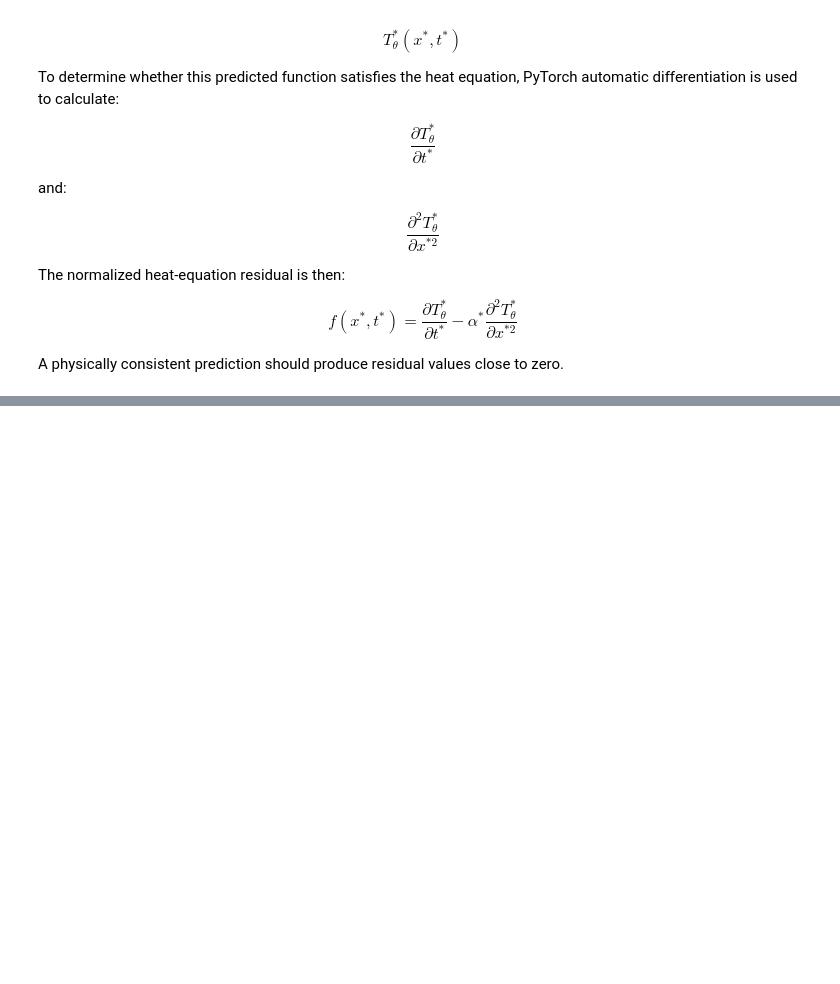
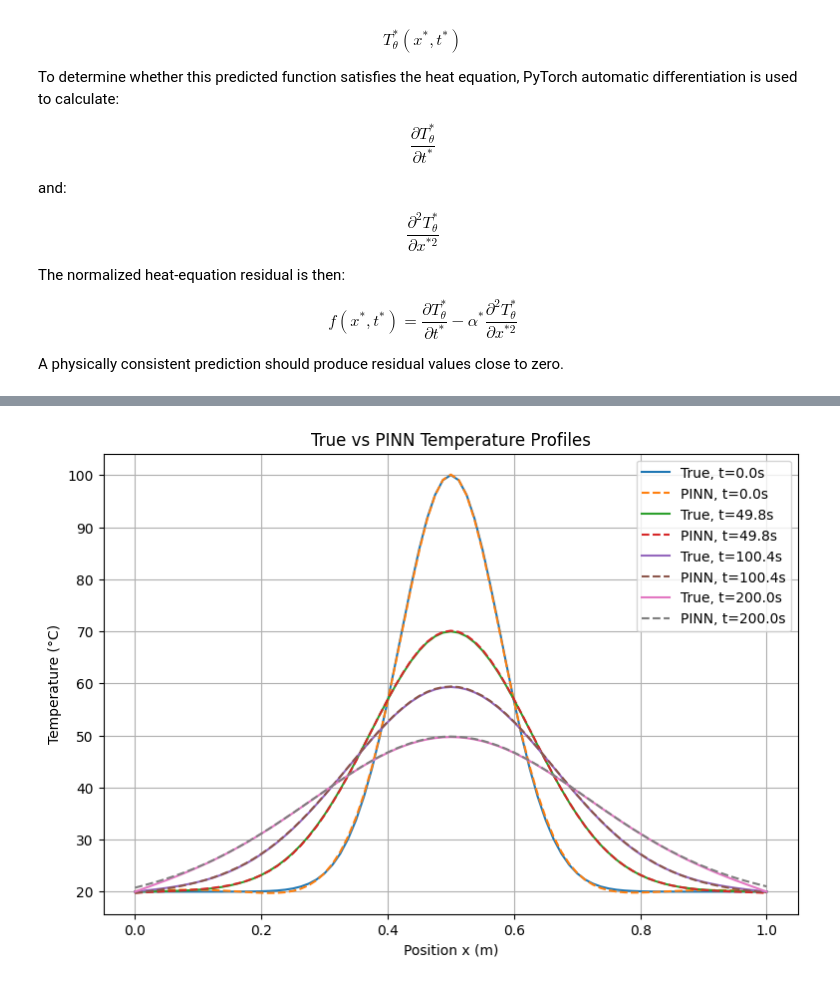
Before and after one commit to Rupesh1Khanal/physics-informed-thermal-digital-twin, a Jupyter notebook: notebooks/05_physics_informed_model.ipynb, the cells around one changed output, grey strips where cells are left out. Drawn from its saved outputs; the diff is of its cells as text; code cells hidden in the pictures; blank space fills up the shorter version.

```diff
--- a/notebooks/05_physics_informed_model.ipynb
+++ b/notebooks/05_physics_informed_model.ipynb
@@ -552,0 +1316,20 @@ NameError: name 'residual_test' is not defined
+# %%
+predictions_C = (
+    predictions_norm * T_scale
+    + T_min
+)
+# %%
+T_pinn_full = predictions_C.reshape(
+    len(time_full),
+    len(x_full)
+)
+
+print(
+    "PINN field shape:",
+    T_pinn_full.shape
+)
+
+print(
+    "True field shape:",
+    T_true_full.shape
+)
@@ -552,0 +1424,34 @@ NameError: name 'residual_test' is not defined
+# %%
+selected_times = [0, 50, 100, 200]
+
+plt.figure(figsize=(9, 6))
+
+for target_time in selected_times:
+
+    time_index = np.argmin(
+        np.abs(time_full - target_time)
+    )
+
+    plt.plot(
+        x_full,
+        T_true_full[time_index],
+        label=f"True, t={time_full[time_index]:.1f}s"
+    )
+
+    plt.plot(
+        x_full,
+        T_pinn_full[time_index],
+        "--",
+        label=f"PINN, t={time_full[time_index]:.1f}s"
+    )
+
+plt.xlabel("Position x (m)")
+plt.ylabel("Temperature (°C)")
+plt.title("True vs PINN Temperature Profiles")
+
+plt.legend()
+plt.grid()
+
+plt.show()
+# %% [output]
+[figure, added]
```
Also changed, not shown: parts of 52 cells of this notebook.
